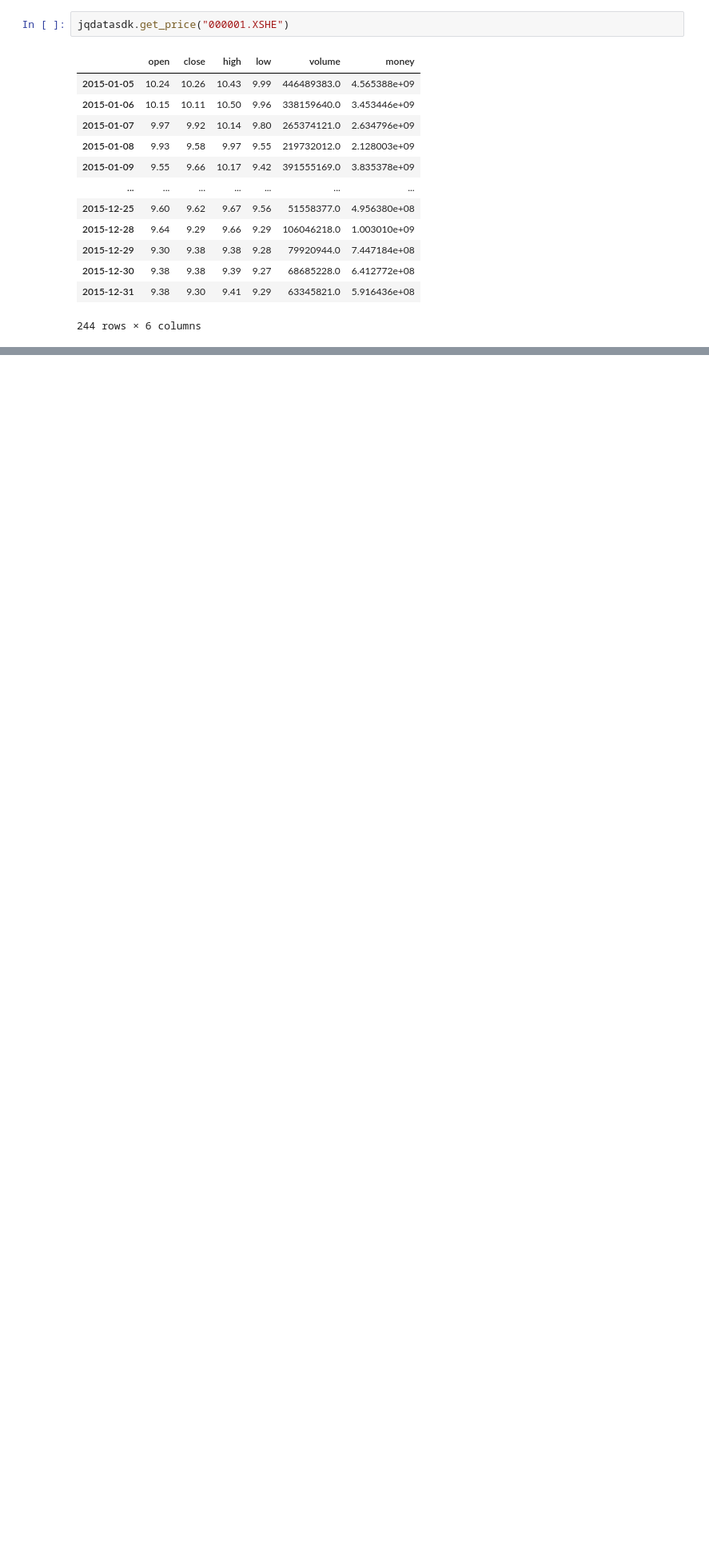
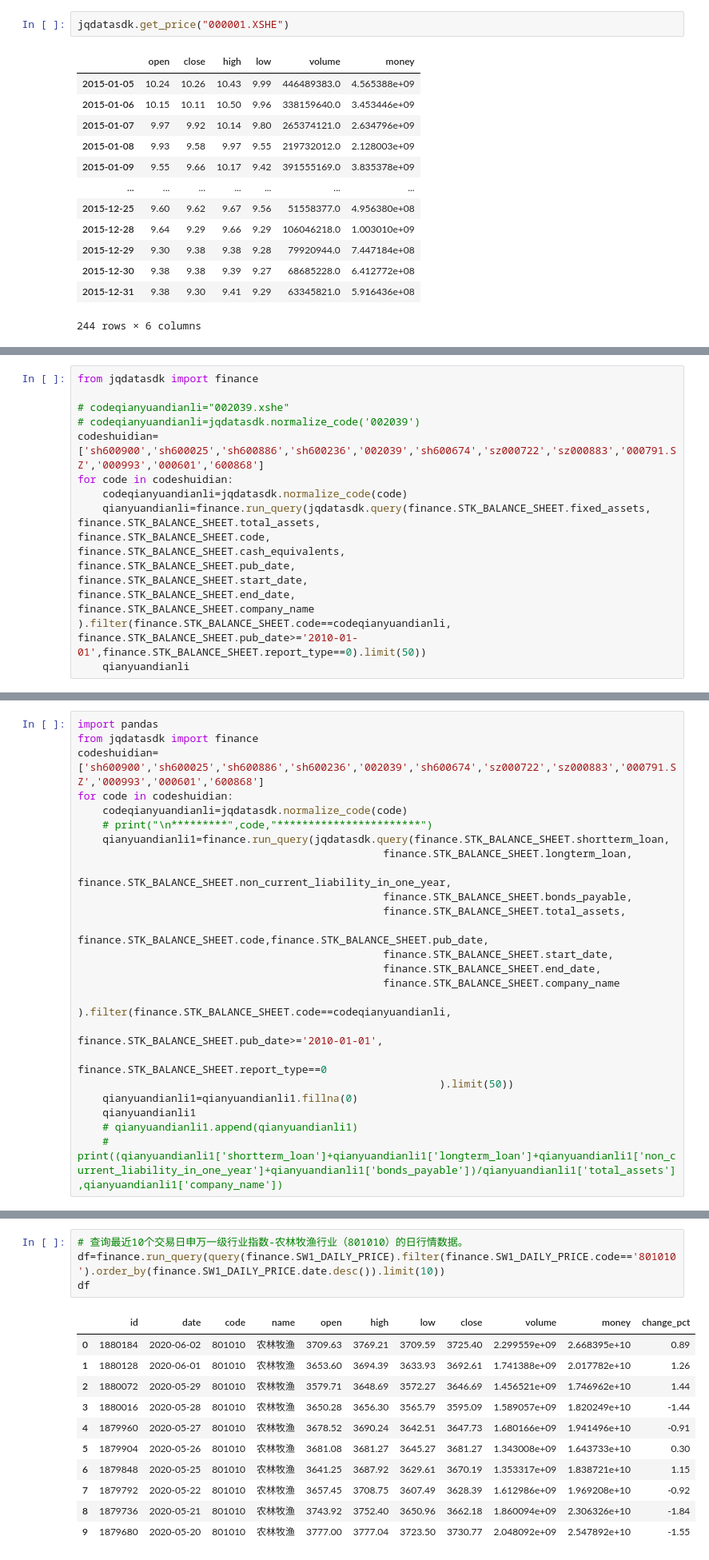
Before and after one commit to ShaoZC/Financial-report-acquisition-and-data-processing-with-Python, a Jupyter notebook: jqdata20200601.ipynb, the cells around one changed output, grey strips where cells are left out. Shown at 80% size. Saved outputs shown, nothing was run; the diff lists cells and outputs as text; blank space fills up the shorter version.

```diff
--- a/jqdata20200601.ipynb
+++ b/jqdata20200601.ipynb
@@ -29,0 +87,10 @@ jqdatasdk.get_price("000001.XSHE")
+# %%
+from jqdatasdk import finance
+
+# codeqianyuandianli="002039.xshe"
+# codeqianyuandianli=jqdatasdk.normalize_code('002039')
+codeshuidian=['sh600900','sh600025','sh600886','sh600236','002039','sh600674','sz000722','sz000883','000791.SZ','000993','000601','600868']
+for code in codeshuidian:
+    codeqianyuandianli=jqdatasdk.normalize_code(code)
+    qianyuandianli=finance.run_query(jqdatasdk.query(finance.STK_BALANCE_SHEET.fixed_assets,                                                 finance.STK_BALANCE_SHEET.total_assets,                                                 finance.STK_BALANCE_SHEET.code,                                              finance.STK_BALANCE_SHEET.cash_equivalents,                                                 finance.STK_BALANCE_SHEET.pub_date,                                                 finance.STK_BALANCE_SHEET.start_date,                                                 finance.STK_BALANCE_SHEET.end_date,                                                 finance.STK_BALANCE_SHEET.company_name                                                 ).filter(finance.STK_BALANCE_SHEET.code==codeqianyuandianli,                                                          finance.STK_BALANCE_SHEET.pub_date>='2010-01-01',finance.STK_BALANCE_SHEET.report_type==0).limit(50))
+    qianyuandianli
@@ -29,0 +105,24 @@ jqdatasdk.get_price("000001.XSHE")
+# %%
+import pandas
+from jqdatasdk import finance
+codeshuidian=['sh600900','sh600025','sh600886','sh600236','002039','sh600674','sz000722','sz000883','000791.SZ','000993','000601','600868']
+for code in codeshuidian:
+    codeqianyuandianli=jqdatasdk.normalize_code(code)
+    # print("\n*********",code,"***********************")
+    qianyuandianli1=finance.run_query(jqdatasdk.query(finance.STK_BALANCE_SHEET.shortterm_loan,
+                                                 finance.STK_BALANCE_SHEET.longterm_loan,
+                                                 finance.STK_BALANCE_SHEET.non_current_liability_in_one_year,
+                                                 finance.STK_BALANCE_SHEET.bonds_payable,
+                                                 finance.STK_BALANCE_SHEET.total_assets,
+                                                 finance.STK_BALANCE_SHEET.code,finance.STK_BALANCE_SHEET.pub_date,
+                                                 finance.STK_BALANCE_SHEET.start_date,
+                                                 finance.STK_BALANCE_SHEET.end_date,
+                                                 finance.STK_BALANCE_SHEET.company_name
+                                                 ).filter(finance.STK_BALANCE_SHEET.code==codeqianyuandianli,
+                                                          finance.STK_BALANCE_SHEET.pub_date>='2010-01-01',
+                                                          finance.STK_BALANCE_SHEET.report_type==0
+                                                          ).limit(50))
+    qianyuandianli1=qianyuandianli1.fillna(0)
+    qianyuandianli1
+    # qianyuandianli1.append(qianyuandianli1)
+    # print((qianyuandianli1['shortterm_loan']+qianyuandianli1['longterm_loan']+qianyuandianli1['non_current_liability_in_one_year']+qianyuandianli1['bonds_payable'])/qianyuandianli1['total_assets'],qianyuandianli1['company_name'])
@@ -29,0 +271,16 @@ jqdatasdk.get_price("000001.XSHE")
+# %%
+# 查询最近10个交易日申万一级行业指数-农林牧渔行业（801010）的日行情数据。
+df=finance.run_query(query(finance.SW1_DAILY_PRICE).filter(finance.SW1_DAILY_PRICE.code=='801010').order_by(finance.SW1_DAILY_PRICE.date.desc()).limit(10))
+df
+# %% [output]
+|  | id | date | code | name | open | high | low | close | volume | money | change_pct |
+| 0 | 1880184 | 2020-06-02 | 801010 | 农林牧渔 | 3709.63 | 3769.21 | 3709.59 | 3725.40 | 2.299559e+09 | 2.668395e+10 | 0.89 |
+| 1 | 1880128 | 2020-06-01 | 801010 | 农林牧渔 | 3653.60 | 3694.39 | 3633.93 | 3692.61 | 1.741388e+09 | 2.017782e+10 | 1.26 |
+| 2 | 1880072 | 2020-05-29 | 801010 | 农林牧渔 | 3579.71 | 3648.69 | 3572.27 | 3646.69 | 1.456521e+09 | 1.746962e+10 | 1.44 |
+| 3 | 1880016 | 2020-05-28 | 801010 | 农林牧渔 | 3650.28 | 3656.30 | 3565.79 | 3595.09 | 1.589057e+09 | 1.820249e+10 | -1.44 |
+| 4 | 1879960 | 2020-05-27 | 801010 | 农林牧渔 | 3678.52 | 3690.24 | 3642.51 | 3647.73 | 1.680166e+09 | 1.941496e+10 | -0.91 |
+| 5 | 1879904 | 2020-05-26 | 801010 | 农林牧渔 | 3681.08 | 3681.27 | 3645.27 | 3681.27 | 1.343008e+09 | 1.643733e+10 | 0.30 |
+| 6 | 1879848 | 2020-05-25 | 801010 | 农林牧渔 | 3641.25 | 3687.92 | 3629.61 | 3670.19 | 1.353317e+09 | 1.838721e+10 | 1.15 |
+| 7 | 1879792 | 2020-05-22 | 801010 | 农林牧渔 | 3657.45 | 3708.75 | 3607.49 | 3628.39 | 1.612986e+09 | 1.969208e+10 | -0.92 |
+| 8 | 1879736 | 2020-05-21 | 801010 | 农林牧渔 | 3743.92 | 3752.40 | 3650.96 | 3662.18 | 1.860094e+09 | 2.306326e+10 | -1.84 |
+| 9 | 1879680 | 2020-05-20 | 801010 | 农林牧渔 | 3777.00 | 3777.04 | 3723.50 | 3730.77 | 2.048092e+09 | 2.547892e+10 | -1.55 |
```
Also changed, not shown: parts of 48 cells of this notebook, 3 other files.
